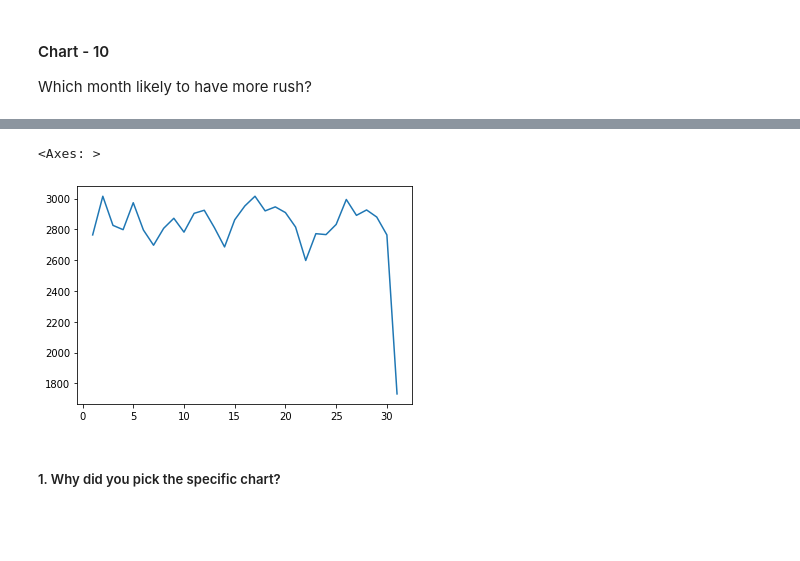
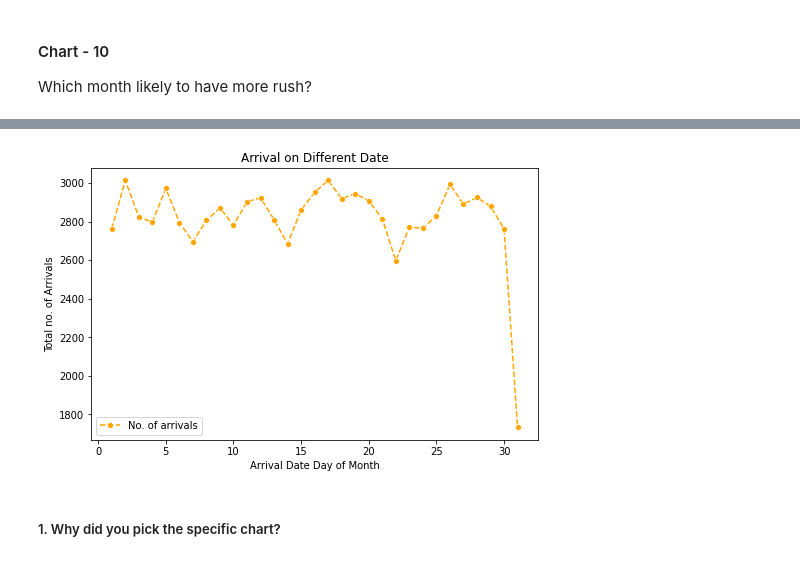
Before and after one commit to abhikr11/EDA_Hotel_Booking_Analysis_Project, a Jupyter notebook: EDA_Hotel_Booking_Analysis_Project.ipynb, the cells around one changed output, grey strips where cells are left out. Cells and saved outputs as stored; diff of their text form; code cells hidden in the pictures; blank space fills up the shorter version.

```diff
--- a/EDA_Hotel_Booking_Analysis_Project.ipynb
+++ b/EDA_Hotel_Booking_Analysis_Project.ipynb
@@ -1091,9 +1052,22 @@ plt.show()
-# %%
-sns.lineplot(x=df.arrival_date_day_of_month.value_counts().index,
-                y=df.arrival_date_day_of_month.value_counts().values)
-# %% [output]
-<Axes: >
-[figure, removed]
+# %%
+#does more people arrives on weekend or weekdays
+#check for arrivals on different date day
+#plot date vs total arrivals chart
+plt.figure(figsize = (8,5))
+sns.lineplot(x=df.arrival_date_day_of_month.value_counts().index,
+             y=df.arrival_date_day_of_month.value_counts().values,
+             color = 'orange',
+             marker = 'o',
+             linestyle = 'dashed',
+             label = 'No. of arrivals')
+
+plt.title('Arrival on Different Date')
+plt.xlabel('Arrival Date Day of Month')
+plt.ylabel('Total no. of Arrivals')
+plt.legend()
+plt.show()
+# %% [output]
+[figure, added]
 # %% [markdown]
 ##### 1. Why did you pick the specific chart?
 # %% [markdown]
```
Also changed, not shown: parts of 40 cells of this notebook.
